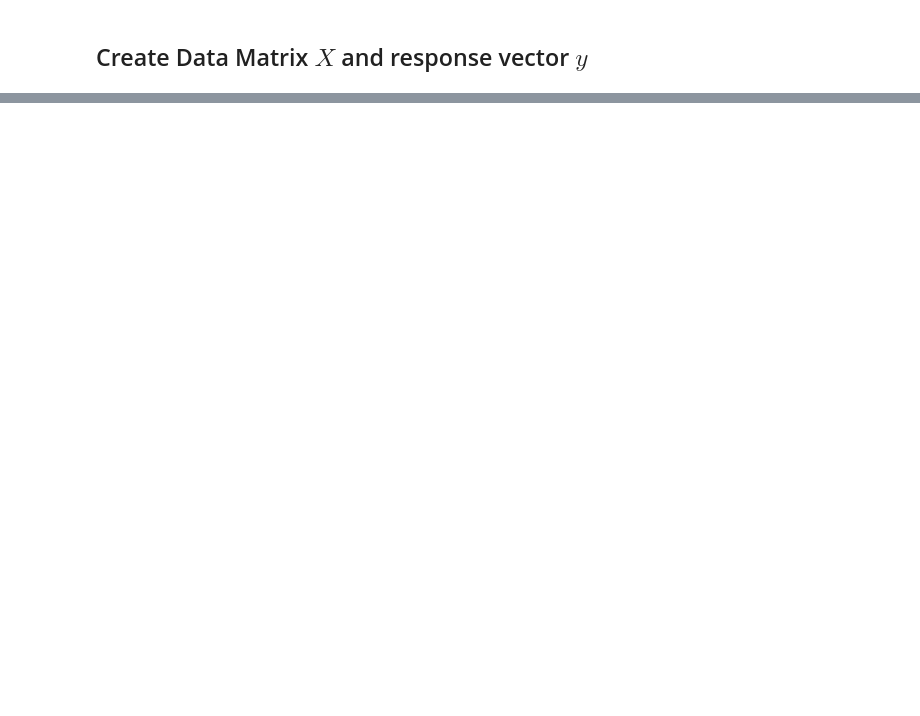
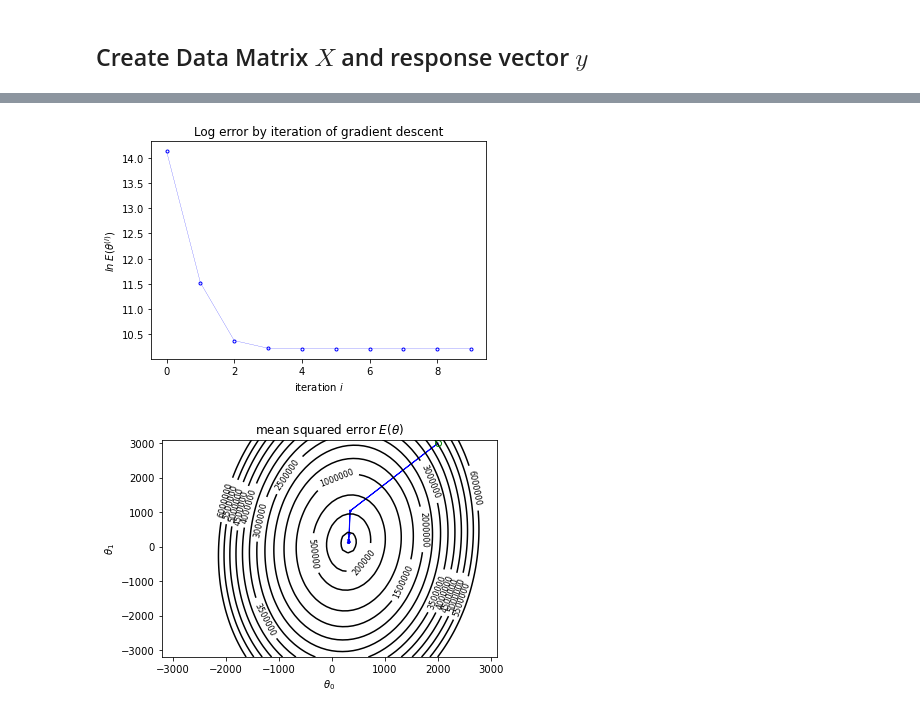
Before and after one commit to mslehre/KI-Block, a Jupyter notebook: exercises/solutions/es1-ex2-sol.ipynb, the cells around one changed output, grey strips where cells are left out. Drawn from its saved outputs; the diff is of its cells as text; code cells hidden in the pictures; blank space fills up the shorter version.

```diff
--- a/exercises/solutions/es1-ex2-sol.ipynb
+++ b/exercises/solutions/es1-ex2-sol.ipynb
@@ -188,0 +164,41 @@ After you have solved the exercise correctly, the regression line will have move
+# %%
+optimizer = tf.keras.optimizers.SGD(learning_rate = alpha, momentum = mu)
+# SGD: stochastic gradient descent
+
+loss_object = tf.keras.losses.MeanSquaredError()
+# This common and preimplemented loss implements the MSE function defined in equation (1).
+# %%
+dataset = tf.data.Dataset.from_tensor_slices((X_train, y_train))
+# A tf.data.Dataset has commonly used functions for random sampling, obtaining subsets, transformations
+# iterating over large numbers of images on disk (using TFRecord).
+
+dataset = dataset.shuffle(m).batch(batch_size) # random order and split into batches of size 32
+
+# Get a predefined linear model with one single output variable (unit) and one weight per input.
+theta_init = np.array([2000., 3000.])
+model = tf.keras.Sequential()
+model.add(tf.keras.layers.Dense(
+    units = 1, input_dim = 2,
+    use_bias = False, # bias equivalent to adding x_0 := 1
+    kernel_initializer = tf.initializers.Constant(theta_init), # default would be random initialization
+    dtype = 'float64'))
+
+#we compile the model and tell the framework which loss function to use
+model.compile(optimizer = optimizer, loss = loss_object)
+
+class CustomCallback(tf.keras.callbacks.Callback):
+    def __init__(self):
+        self.theta = []
+
+    def on_epoch_end(self, batch, logs=None):
+        self.theta.append(tf.squeeze(model.get_weights()[0]))
+
+callback = CustomCallback()
+
+start = time.time()
+#fit the model for 5 epochs (i.e. each datapoint is seen 5 times)
+#calling this is analogous to our previously implemented low-level training loop
+#it's just much simpler and in most cases what you want to use to train a model
+history = model.fit(dataset, epochs=10, callbacks=[callback])
+end = time.time()
+print("Training took", end - start, "seconds.")
@@ -188,0 +223,5 @@ After you have solved the exercise correctly, the regression line will have move
+# %%
+plot_progress(np.stack([theta_init] + callback.theta, -1), history.history["loss"], col='blue');
+# %% [output]
+[figure, added]
+[figure, added]
```
Also changed, not shown: parts of 46 cells of this notebook, 16 other files.
